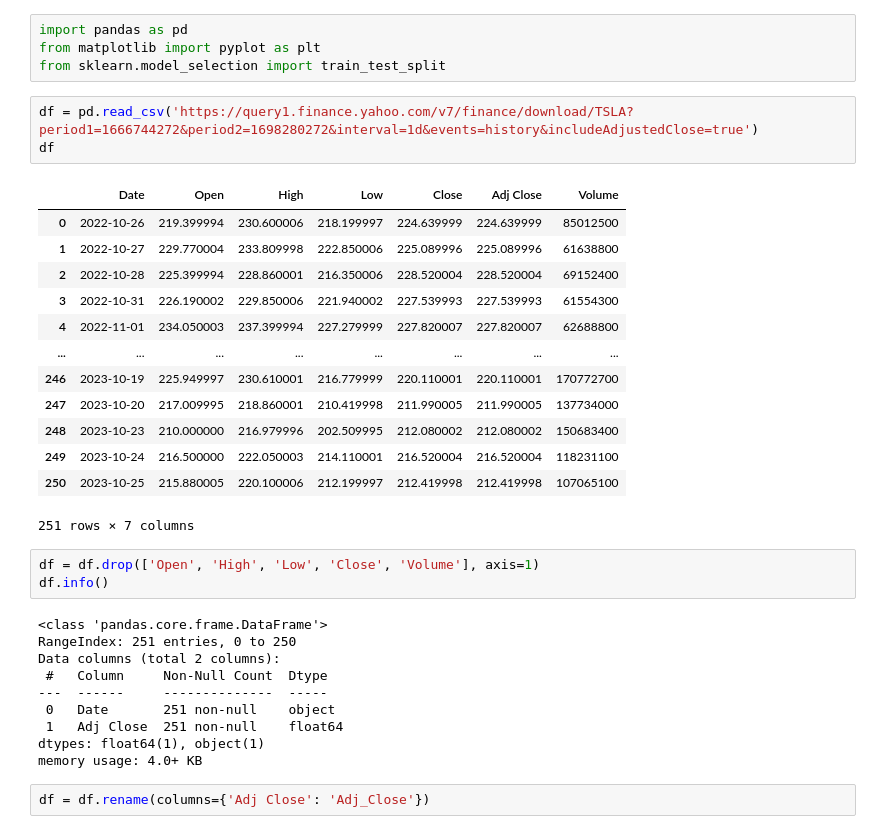
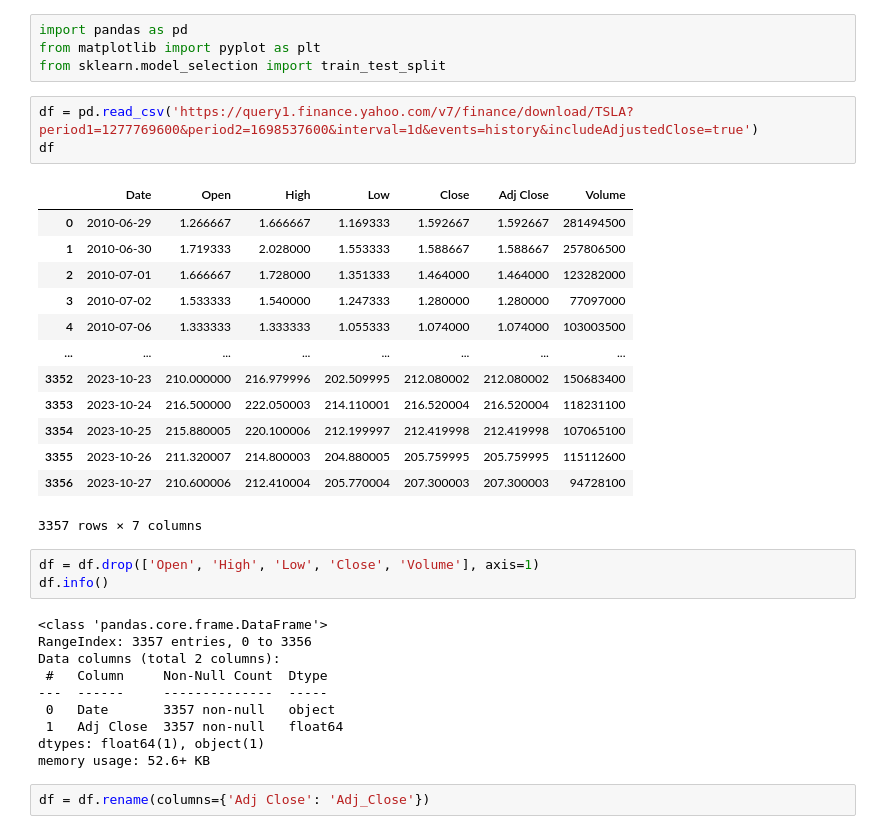
Before and after one commit to SindreSau/ML-Assignment_2, a Jupyter notebook: Assignment2.ipynb, the cells around one changed output. Drawn from its saved outputs; the diff is of its cells as text.

```diff
--- a/Assignment2.ipynb
+++ b/Assignment2.ipynb
@@ -10,35 +10,35 @@ import pandas as pd
 from matplotlib import pyplot as plt
 from sklearn.model_selection import train_test_split
 # %%
-df = pd.read_csv('https://query1.finance.yahoo.com/v7/finance/download/TSLA?period1=1666744272&period2=1698280272&interval=1d&events=history&includeAdjustedClose=true')
+df = pd.read_csv('https://query1.finance.yahoo.com/v7/finance/download/TSLA?period1=1277769600&period2=1698537600&interval=1d&events=history&includeAdjustedClose=true')
 df
 # %% [output]
 |  | Date | Open | High | Low | Close | Adj Close | Volume |
-| 0 | 2022-10-26 | 219.399994 | 230.600006 | 218.199997 | 224.639999 | 224.639999 | 85012500 |
-| 1 | 2022-10-27 | 229.770004 | 233.809998 | 222.850006 | 225.089996 | 225.089996 | 61638800 |
-| 2 | 2022-10-28 | 225.399994 | 228.860001 | 216.350006 | 228.520004 | 228.520004 | 69152400 |
-| 3 | 2022-10-31 | 226.190002 | 229.850006 | 221.940002 | 227.539993 | 227.539993 | 61554300 |
-| 4 | 2022-11-01 | 234.050003 | 237.399994 | 227.279999 | 227.820007 | 227.820007 | 62688800 |
+| 0 | 2010-06-29 | 1.266667 | 1.666667 | 1.169333 | 1.592667 | 1.592667 | 281494500 |
+| 1 | 2010-06-30 | 1.719333 | 2.028000 | 1.553333 | 1.588667 | 1.588667 | 257806500 |
+| 2 | 2010-07-01 | 1.666667 | 1.728000 | 1.351333 | 1.464000 | 1.464000 | 123282000 |
+| 3 | 2010-07-02 | 1.533333 | 1.540000 | 1.247333 | 1.280000 | 1.280000 | 77097000 |
+| 4 | 2010-07-06 | 1.333333 | 1.333333 | 1.055333 | 1.074000 | 1.074000 | 103003500 |
 | ... | ... | ... | ... | ... | ... | ... | ... |
-| 246 | 2023-10-19 | 225.949997 | 230.610001 | 216.779999 | 220.110001 | 220.110001 | 170772700 |
-| 247 | 2023-10-20 | 217.009995 | 218.860001 | 210.419998 | 211.990005 | 211.990005 | 137734000 |
-| 248 | 2023-10-23 | 210.000000 | 216.979996 | 202.509995 | 212.080002 | 212.080002 | 150683400 |
-| 249 | 2023-10-24 | 216.500000 | 222.050003 | 214.110001 | 216.520004 | 216.520004 | 118231100 |
-| 250 | 2023-10-25 | 215.880005 | 220.100006 | 212.199997 | 212.419998 | 212.419998 | 107065100 |
+| 3352 | 2023-10-23 | 210.000000 | 216.979996 | 202.509995 | 212.080002 | 212.080002 | 150683400 |
+| 3353 | 2023-10-24 | 216.500000 | 222.050003 | 214.110001 | 216.520004 | 216.520004 | 118231100 |
+| 3354 | 2023-10-25 | 215.880005 | 220.100006 | 212.199997 | 212.419998 | 212.419998 | 107065100 |
+| 3355 | 2023-10-26 | 211.320007 | 214.800003 | 204.880005 | 205.759995 | 205.759995 | 115112600 |
+| 3356 | 2023-10-27 | 210.600006 | 212.410004 | 205.770004 | 207.300003 | 207.300003 | 94728100 |
-251 rows × 7 columns
+3357 rows × 7 columns
 # %%
 df = df.drop(['Open', 'High', 'Low', 'Close', 'Volume'], axis=1)
 df.info()
 # %% [output]
 <class 'pandas.core.frame.DataFrame'>
-RangeIndex: 251 entries, 0 to 250
+RangeIndex: 3357 entries, 0 to 3356
 Data columns (total 2 columns):
  #   Column     Non-Null Count  Dtype
 ---  ------     --------------  -----
- 0   Date       251 non-null    object
- 1   Adj Close  251 non-null    float64
+ 0   Date       3357 non-null   object
+ 1   Adj Close  3357 non-null   float64
 dtypes: float64(1), object(1)
-memory usage: 4.0+ KB
+memory usage: 52.6+ KB
 # %%
 df = df.rename(columns={'Adj Close': 'Adj_Close'})
 # %%
```
Also changed, not shown: parts of 7 cells of this notebook.
